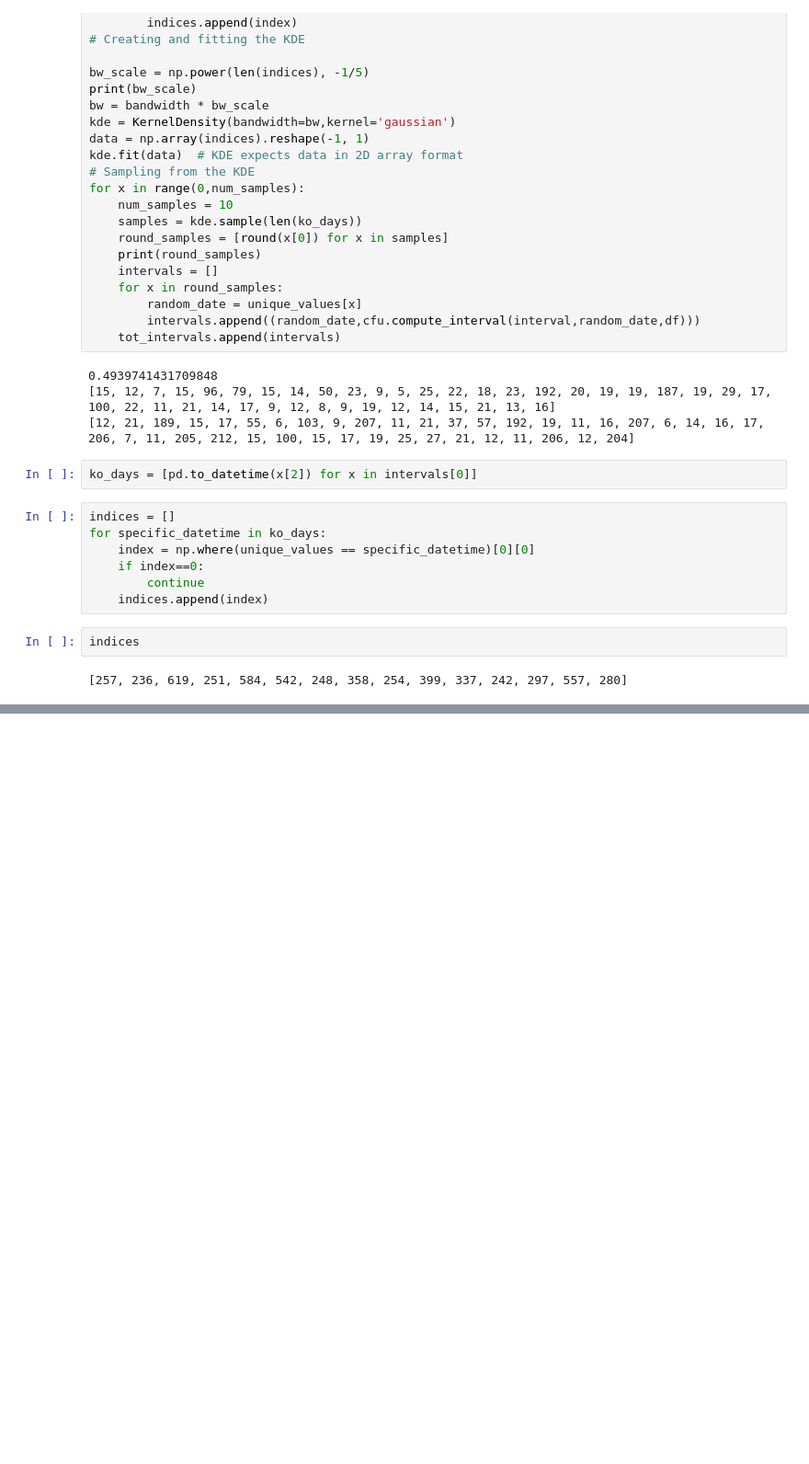
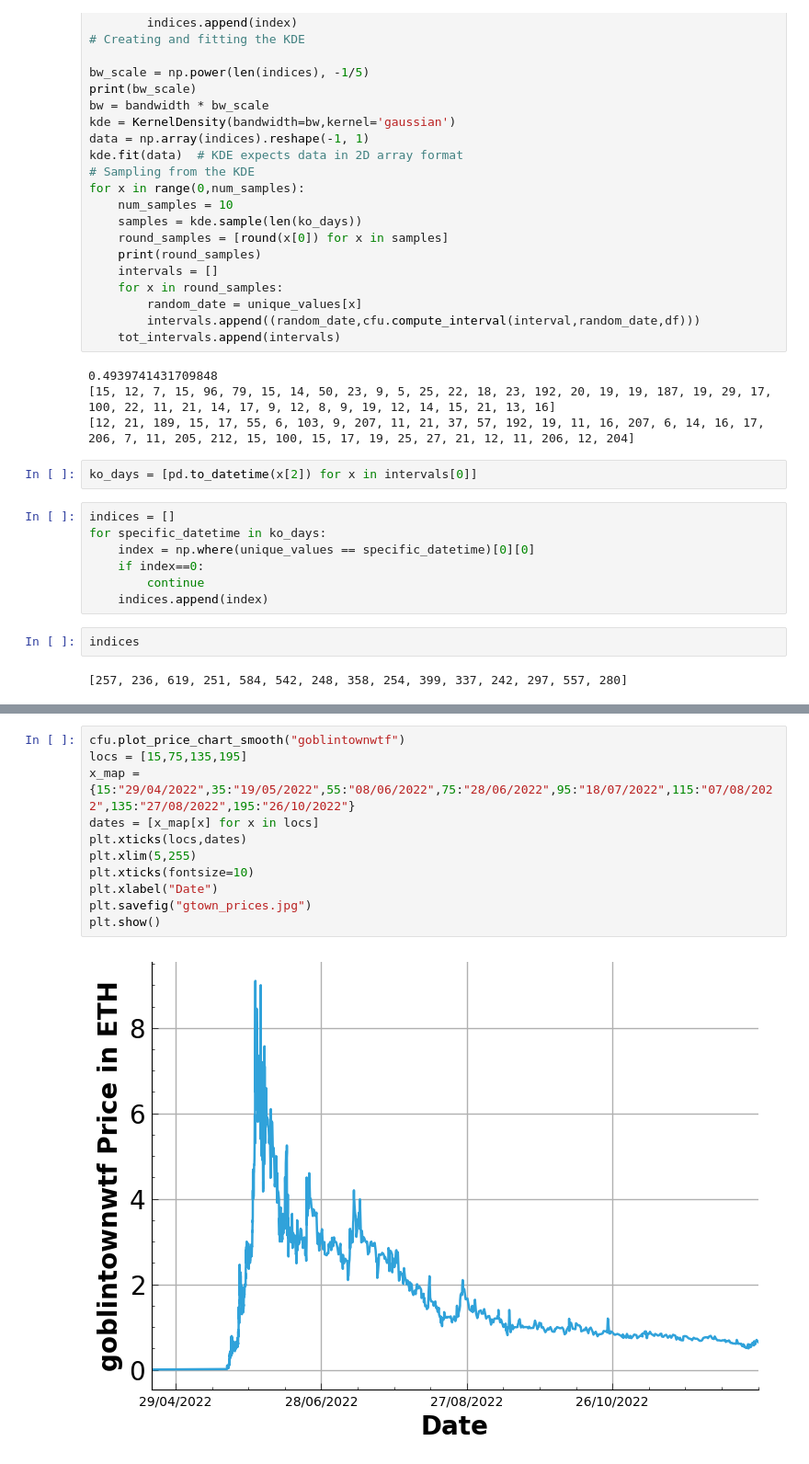
Before and after one commit to narunraman/nft_research, a Jupyter notebook: Dino/kde_based_sampling.ipynb, the cells around one changed output, grey strips where cells are left out. Shown at 92% size. Drawn from its saved outputs; the diff is of its cells as text; blank space fills up the shorter version.

```diff
--- a/Dino/kde_based_sampling.ipynb
+++ b/Dino/kde_based_sampling.ipynb
@@ -100,0 +121,13 @@ tot_intervals
+# %%
+cfu.plot_price_chart_smooth("goblintownwtf")
+locs = [15,75,135,195]
+x_map = {15:"29/04/2022",35:"19/05/2022",55:"08/06/2022",75:"28/06/2022",95:"18/07/2022",115:"07/08/2022",135:"27/08/2022",195:"26/10/2022"}
+dates = [x_map[x] for x in locs]
+plt.xticks(locs,dates)
+plt.xlim(5,255)
+plt.xticks(fontsize=10)
+plt.xlabel("Date")
+plt.savefig("gtown_prices.jpg")
+plt.show()
+# %% [output]
+[figure, added]
```
Also changed, not shown: parts of 6 cells of this notebook, 52 other files.
